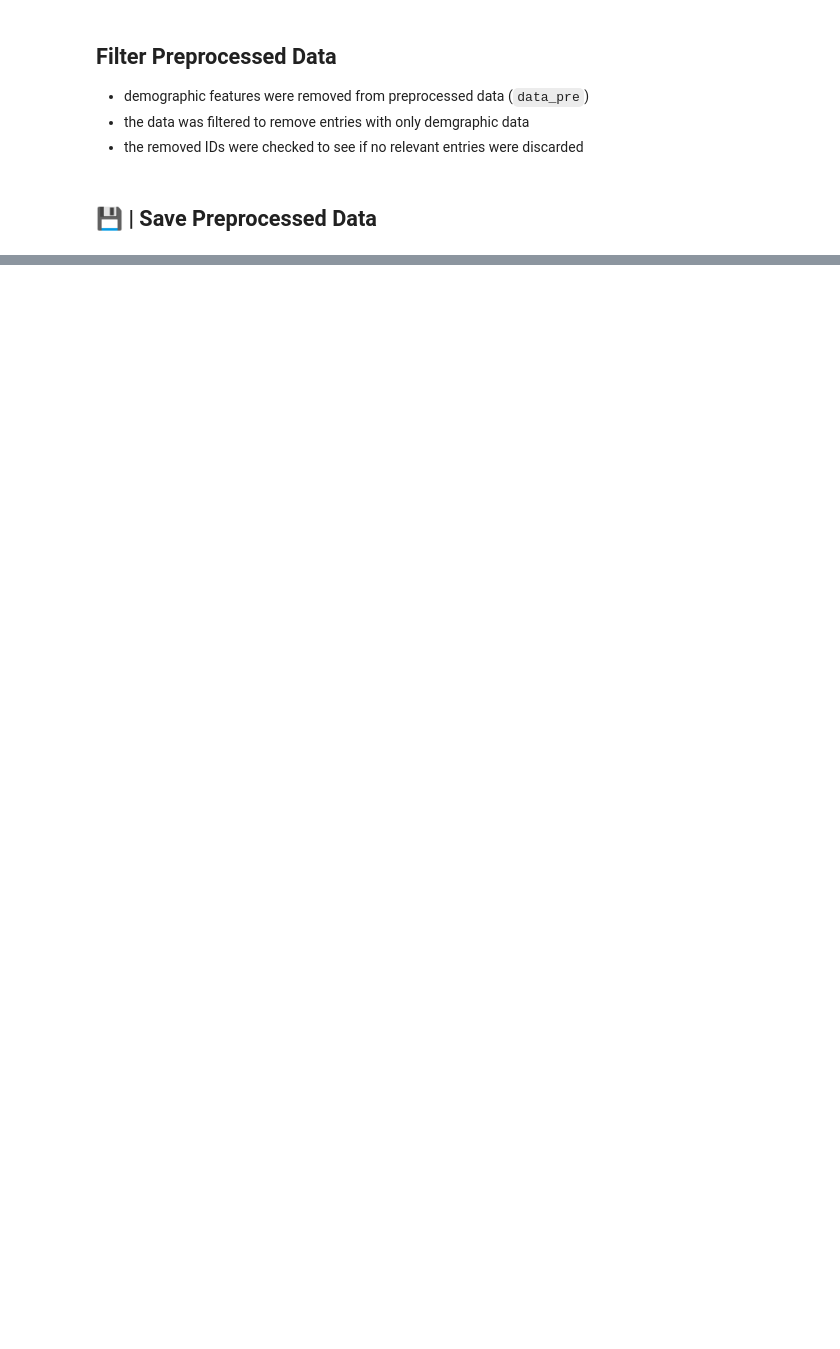
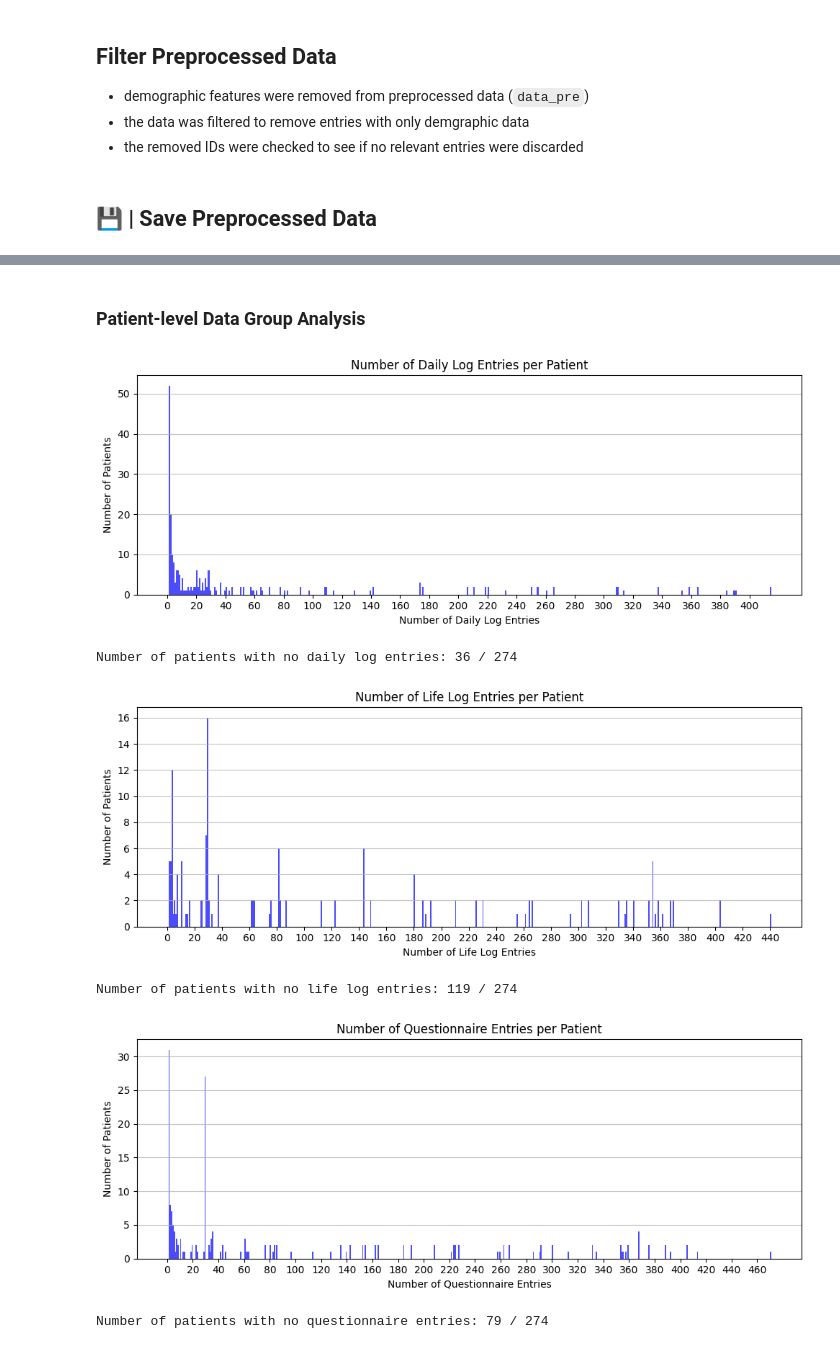
Before and after one commit to cyshin971/Panic-Project-DHLAB, a Jupyter notebook: cys/data_analysis.ipynb, the cells around one changed output, grey strips where cells are left out. Saved outputs shown, nothing was run; the diff lists cells and outputs as text; code cells hidden in the pictures; blank space fills up the shorter version.

```diff
--- a/cys/data_analysis.ipynb
+++ b/cys/data_analysis.ipynb
@@ -486,0 +800,19 @@ print(f"\nUnique values in 'panic': {unique_panic}")
+# %% [markdown]
+### Patient-level Data Group Analysis
+# %%
+plot_histogram_of_counts(patient_analysis_data['n_dailylog'], title='Number of Daily Log Entries per Patient',
+						 xlabel='Number of Daily Log Entries', ylabel='Number of Patients', bins_step=20, exclude_zero=True)
+print(f"Number of patients with no daily log entries: {patient_analysis_data[patient_analysis_data['n_dailylog'] == 0].shape[0]} / {len(data_pre_ids)}")
+plot_histogram_of_counts(patient_analysis_data['n_lifelog'], title='Number of Life Log Entries per Patient',
+						 xlabel='Number of Life Log Entries', ylabel='Number of Patients', bins_step=20, exclude_zero=True)
+print(f"Number of patients with no life log entries: {patient_analysis_data[patient_analysis_data['n_lifelog'] == 0].shape[0]} / {len(data_pre_ids)}")
+plot_histogram_of_counts(patient_analysis_data['n_questionnaire'], title='Number of Questionnaire Entries per Patient',
+						 xlabel='Number of Questionnaire Entries', ylabel='Number of Patients', bins_step=20, exclude_zero=True)
+print(f"Number of patients with no questionnaire entries: {patient_analysis_data[patient_analysis_data['n_questionnaire'] == 0].shape[0]} / {len(data_pre_ids)}")
+# %% [output]
+[figure, added]
+Number of patients with no daily log entries: 36 / 274
+[figure, added]
+Number of patients with no life log entries: 119 / 274
+[figure, added]
+Number of patients with no questionnaire entries: 79 / 274
```
Also changed, not shown: parts of 46 cells of this notebook, 1 other file.
